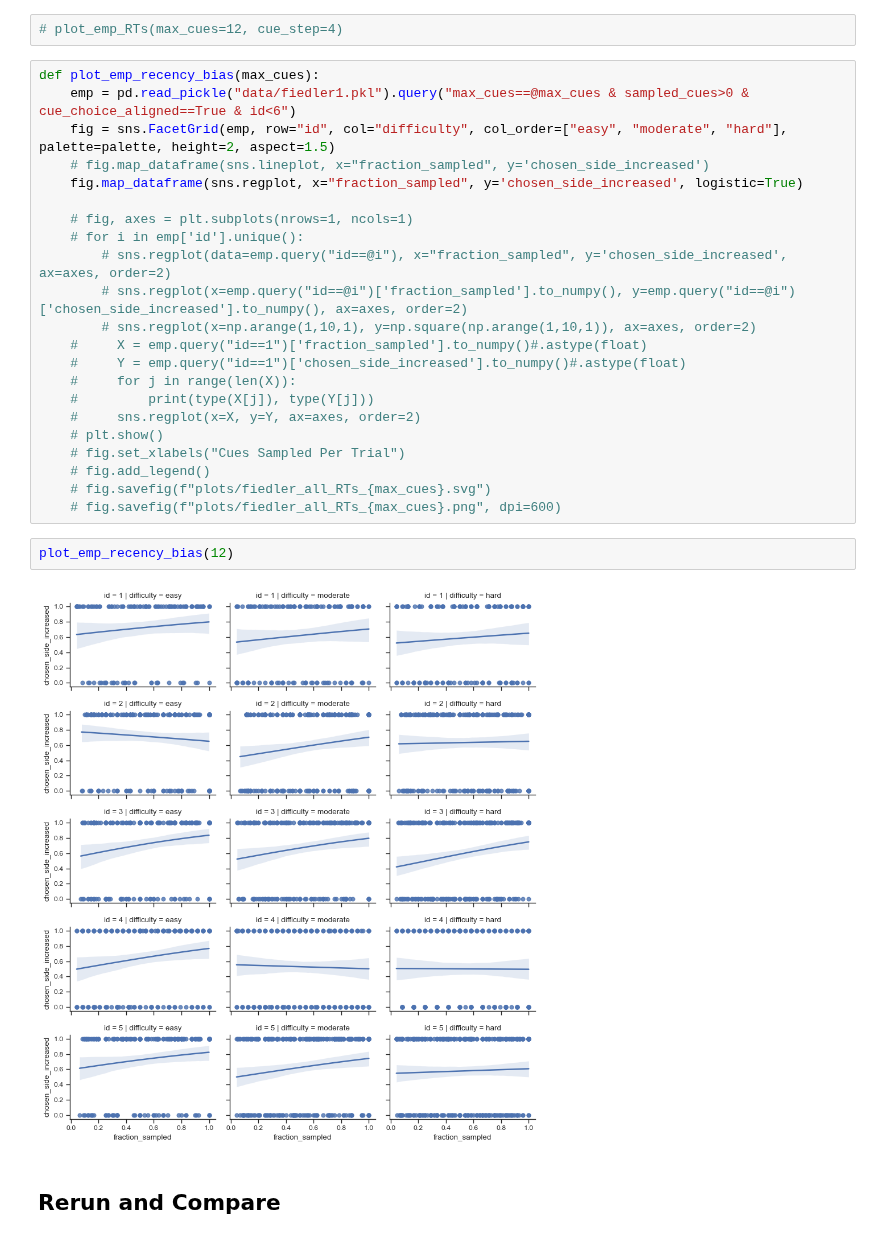
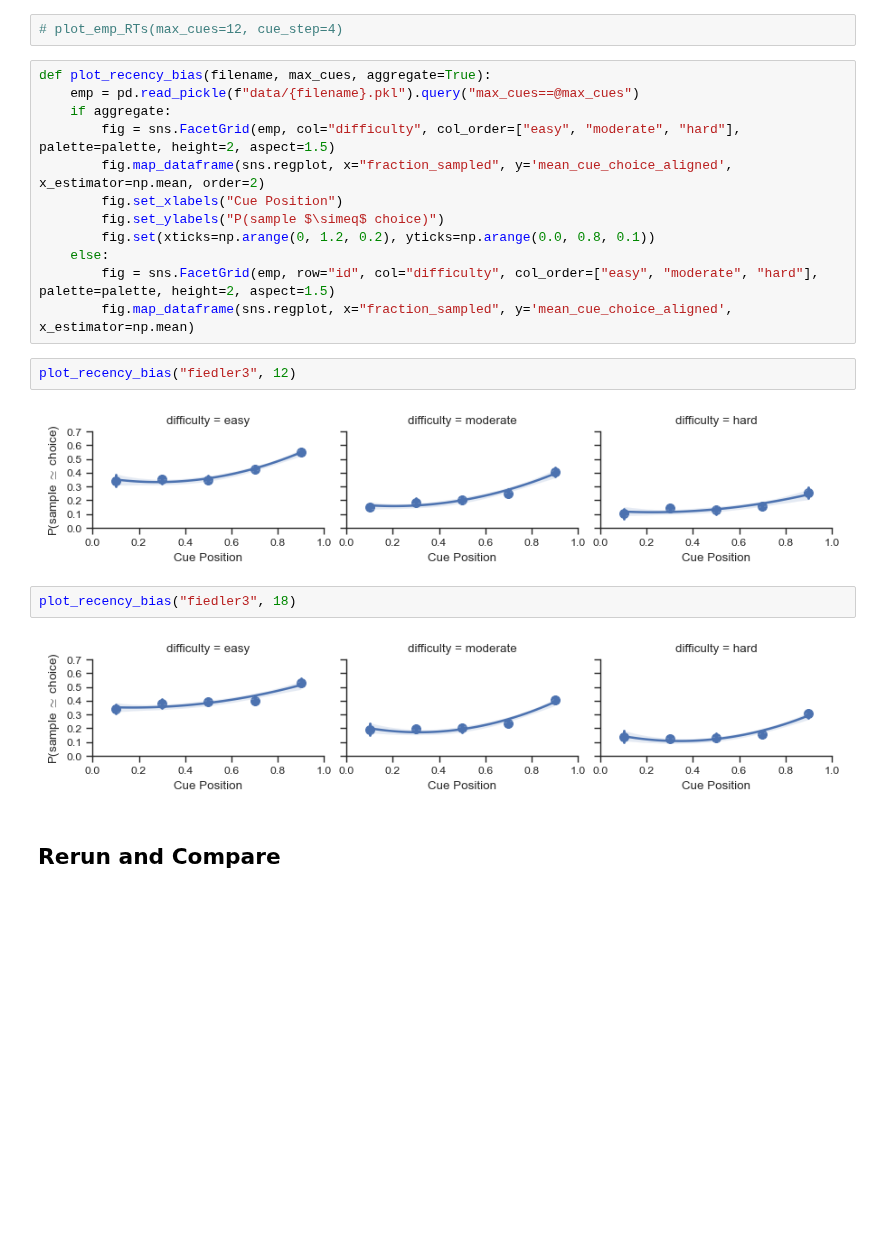
Before and after one commit to psipeter/speed-accuracy-tradeoff, a Jupyter notebook: fiedler_compare.ipynb, the cells around one changed output. Drawn from its saved outputs; the diff is of its cells as text; blank space fills up the shorter version.

Commit message:
successful replication of fraction_sampled trend

```diff
--- a/fiedler_compare.ipynb
+++ b/fiedler_compare.ipynb
@@ -180,31 +180,25 @@ def plot_emp_RTs(max_cues, cue_step):
 # %%
 # plot_emp_RTs(max_cues=12, cue_step=4)
 # %%
-def plot_emp_recency_bias(max_cues):
-    emp = pd.read_pickle("data/fiedler1.pkl").query("max_cues==@max_cues & sampled_cues>0 & cue_choice_aligned==True & id<6")
-    fig = sns.FacetGrid(emp, row="id", col="difficulty", col_order=["easy", "moderate", "hard"], palette=palette, height=2, aspect=1.5)
-    # fig.map_dataframe(sns.lineplot, x="fraction_sampled", y='chosen_side_increased')
-    fig.map_dataframe(sns.regplot, x="fraction_sampled", y='chosen_side_increased', logistic=True)
-
-    # fig, axes = plt.subplots(nrows=1, ncols=1)
-    # for i in emp['id'].unique():
-        # sns.regplot(data=emp.query("id==@i"), x="fraction_sampled", y='chosen_side_increased', ax=axes, order=2)
-        # sns.regplot(x=emp.query("id==@i")['fraction_sampled'].to_numpy(), y=emp.query("id==@i")['chosen_side_increased'].to_numpy(), ax=axes, order=2)
-        # sns.regplot(x=np.arange(1,10,1), y=np.square(np.arange(1,10,1)), ax=axes, order=2)
-    #     X = emp.query("id==1")['fraction_sampled'].to_numpy()#.astype(float)
-    #     Y = emp.query("id==1")['chosen_side_increased'].to_numpy()#.astype(float)
-    #     for j in range(len(X)):
-    #         print(type(X[j]), type(Y[j]))
-    #     sns.regplot(x=X, y=Y, ax=axes, order=2)
-    # plt.show()
-    # fig.set_xlabels("Cues Sampled Per Trial")
-    # fig.add_legend()
-    # fig.savefig(f"plots/fiedler_all_RTs_{max_cues}.svg")
-    # fig.savefig(f"plots/fiedler_all_RTs_{max_cues}.png", dpi=600)
+def plot_recency_bias(filename, max_cues, aggregate=True):
+    emp = pd.read_pickle(f"data/{filename}.pkl").query("max_cues==@max_cues")
+    if aggregate:
+        fig = sns.FacetGrid(emp, col="difficulty", col_order=["easy", "moderate", "hard"], palette=palette, height=2, aspect=1.5)
+        fig.map_dataframe(sns.regplot, x="fraction_sampled", y='mean_cue_choice_aligned', x_estimator=np.mean, order=2)
+        fig.set_xlabels("Cue Position")
+        fig.set_ylabels("P(sample $\simeq$ choice)")
+        fig.set(xticks=np.arange(0, 1.2, 0.2), yticks=np.arange(0.0, 0.8, 0.1))
+    else:
+        fig = sns.FacetGrid(emp, row="id", col="difficulty", col_order=["easy", "moderate", "hard"], palette=palette, height=2, aspect=1.5)
+        fig.map_dataframe(sns.regplot, x="fraction_sampled", y='mean_cue_choice_aligned', x_estimator=np.mean)
 # %%
-plot_emp_recency_bias(12)
+plot_recency_bias("fiedler3", 12)
 # %% [output]
-[figure, old version]
+[figure, new version]
+# %%
+plot_recency_bias("fiedler3", 18)
+# %% [output]
+[figure, added]
 # %% [markdown]
 ## Rerun and Compare
 # %%
```
Also changed, not shown: parts of 7 cells of this notebook, 1 other file.
